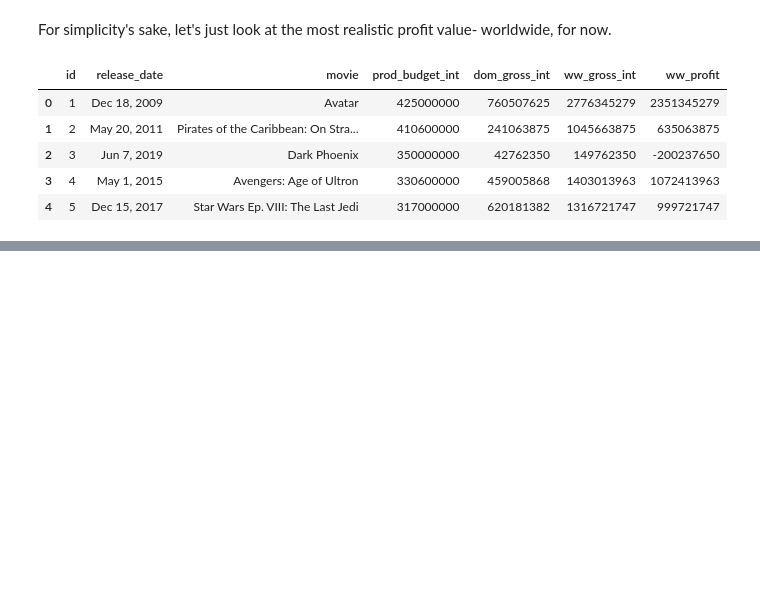
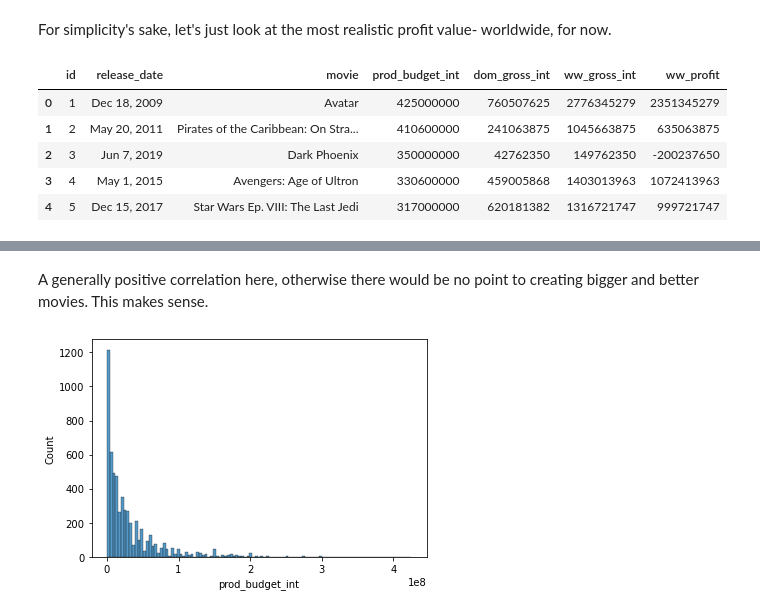
Before and after one commit to ewehmueller/movie-analysis, a Jupyter notebook: movie-analysis.ipynb, the cells around one changed output, grey strips where cells are left out. Saved outputs shown, nothing was run; the diff lists cells and outputs as text; code cells hidden in the pictures; blank space fills up the shorter version.

```diff
--- a/movie-analysis.ipynb
+++ b/movie-analysis.ipynb
@@ -432,0 +395,6 @@ df_tn.head()
+# %% [markdown]
+A generally positive correlation here, otherwise there would be no point to creating bigger and better movies. This makes sense.
+# %%
+sns.histplot(data=df_tn, x="prod_budget_int");
+# %% [output]
+[figure, added]
```
Also changed, not shown: parts of 12 cells of this notebook.
